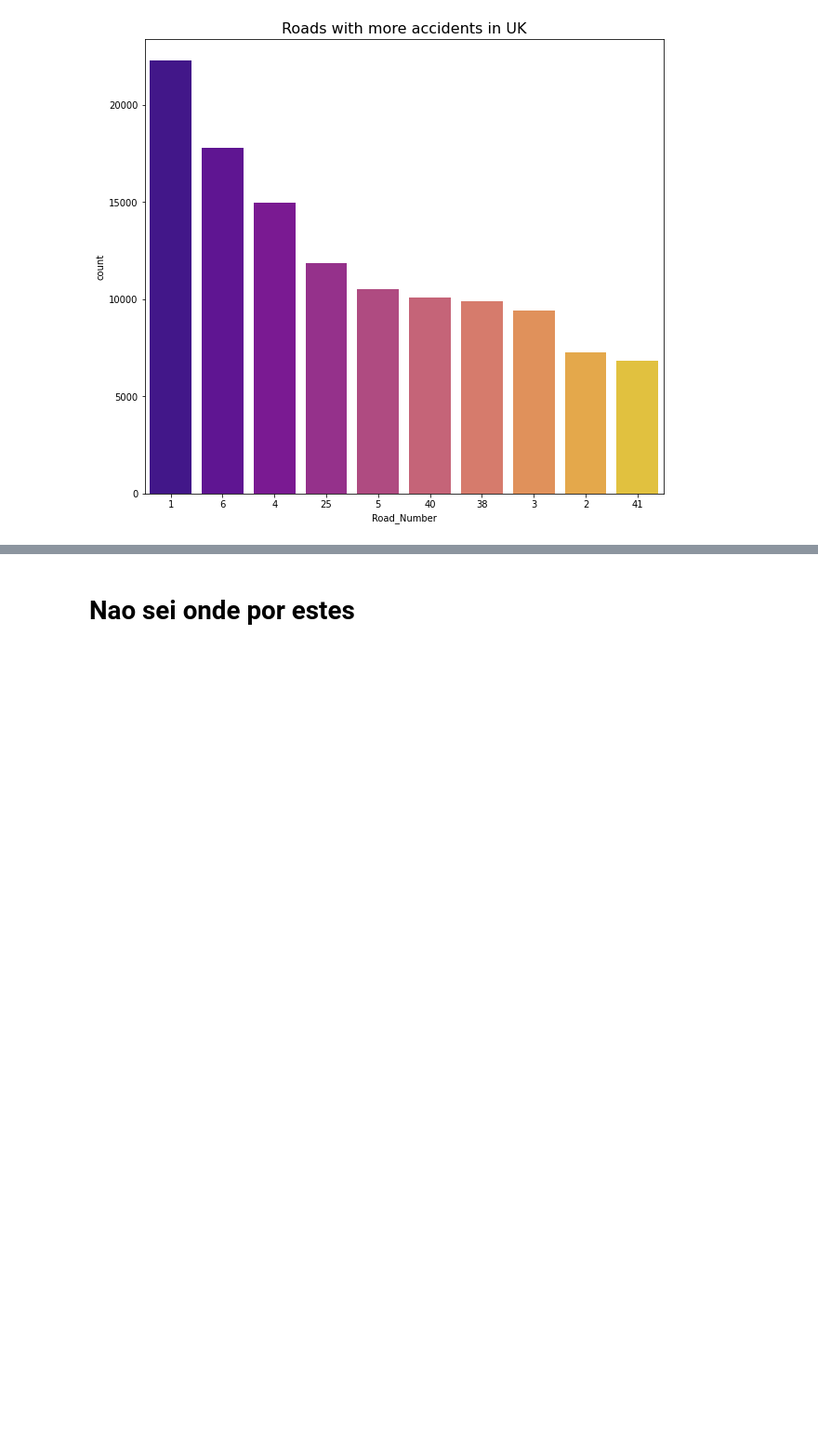
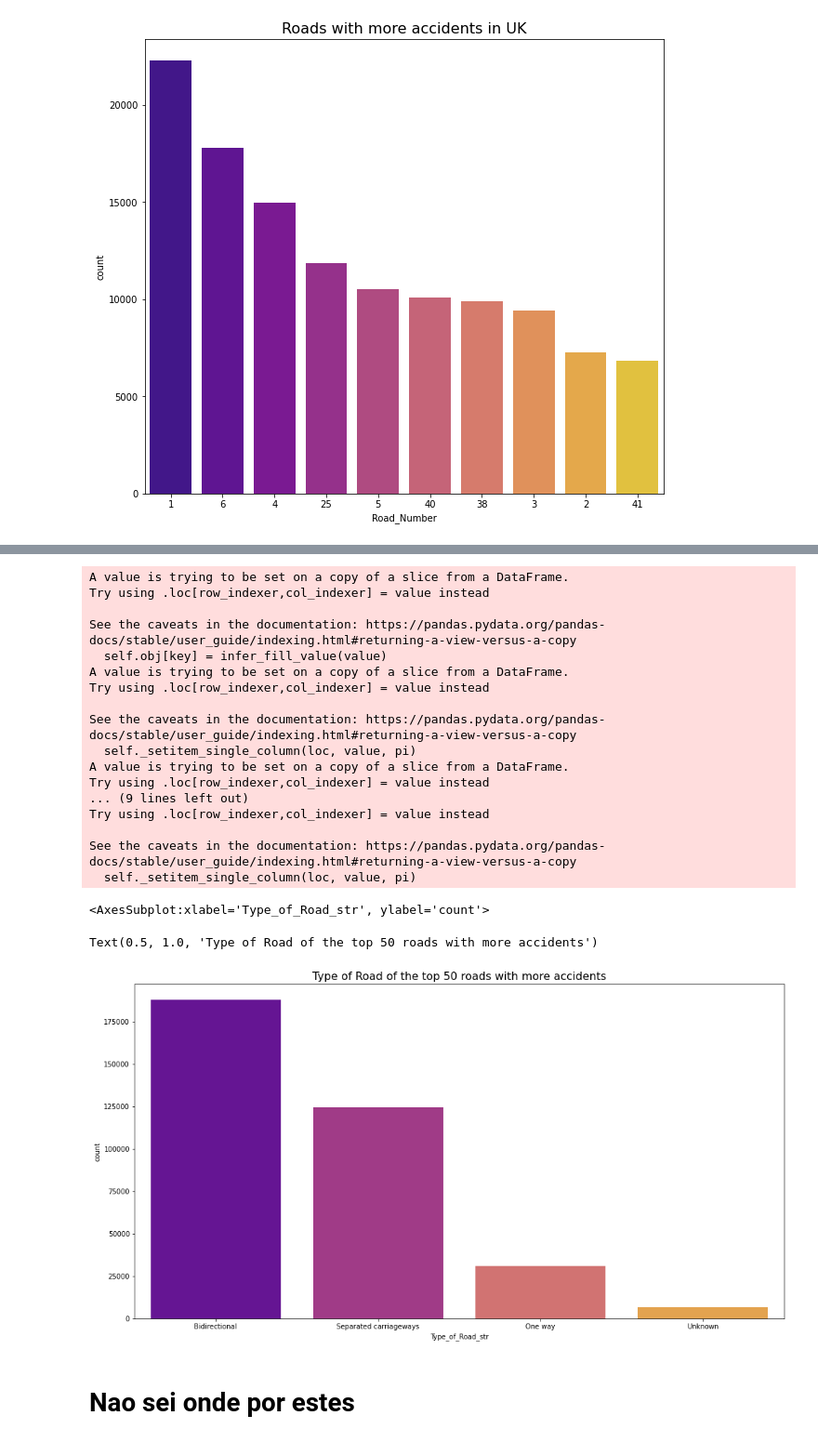
Before and after one commit to JotaCruz20/SGD2, a Jupyter notebook: 2º-Projeto.ipynb, the cells around one changed output, grey strips where cells are left out. Shown at 93% size. Cells and saved outputs as stored; diff of their text form; code cells hidden in the pictures; blank space fills up the shorter version.

```diff
--- a/2º-Projeto.ipynb
+++ b/2º-Projeto.ipynb
@@ -2469,3 +2433,39 @@ Text(0.5, 1.0, 'Type of Road of the top 50 roads with more accidents')
+# %%
+l1 = joined['Road_Number'].value_counts()[2:52].index.tolist()
+
+df1=joined.loc[joined['Road_Number'].isin(l1)]
+
+df1.loc[(df1['Type_of_Road'] == 1), 'Type_of_Road_str'] = "One way"
+df1.loc[(df1['Type_of_Road'] == 2), 'Type_of_Road_str'] = "Bidirectional"
+df1.loc[(df1['Type_of_Road'] == 3), 'Type_of_Road_str'] = "Separated carriageways"
+df1.loc[(df1['Type_of_Road'] == -1), 'Type_of_Road_str'] = "Unknown"
+
+f, ax = plt.subplots(figsize=(17, 9))
+
+sns.countplot(x='Type_of_Road_str', order=df1['Type_of_Road_str'].value_counts().index, data=df1, palette='plasma',ax=ax)
+ax.set_title('Type of Road of the top 50 roads with more accidents', fontsize=16)
+plt.show()
+# %% [output]
+A value is trying to be set on a copy of a slice from a DataFrame.
+Try using .loc[row_indexer,col_indexer] = value instead
+
+See the caveats in the documentation: https://pandas.pydata.org/pandas-docs/stable/user_guide/indexing.html#returning-a-view-versus-a-copy
+  self.obj[key] = infer_fill_value(value)
+A value is trying to be set on a copy of a slice from a DataFrame.
+Try using .loc[row_indexer,col_indexer] = value instead
+
+See the caveats in the documentation: https://pandas.pydata.org/pandas-docs/stable/user_guide/indexing.html#returning-a-view-versus-a-copy
+  self._setitem_single_column(loc, value, pi)
+A value is trying to be set on a copy of a slice from a DataFrame.
+Try using .loc[row_indexer,col_indexer] = value instead
+... (9 lines left out)
+Try using .loc[row_indexer,col_indexer] = value instead
+
+See the caveats in the documentation: https://pandas.pydata.org/pandas-docs/stable/user_guide/indexing.html#returning-a-view-versus-a-copy
+  self._setitem_single_column(loc, value, pi)
+<AxesSubplot:xlabel='Type_of_Road_str', ylabel='count'>
+Text(0.5, 1.0, 'Type of Road of the top 50 roads with more accidents')
+[figure, added]
 # %% [markdown]
 # Nao sei onde por estes
 # %%
```
Also changed, not shown: parts of 35 cells of this notebook.
